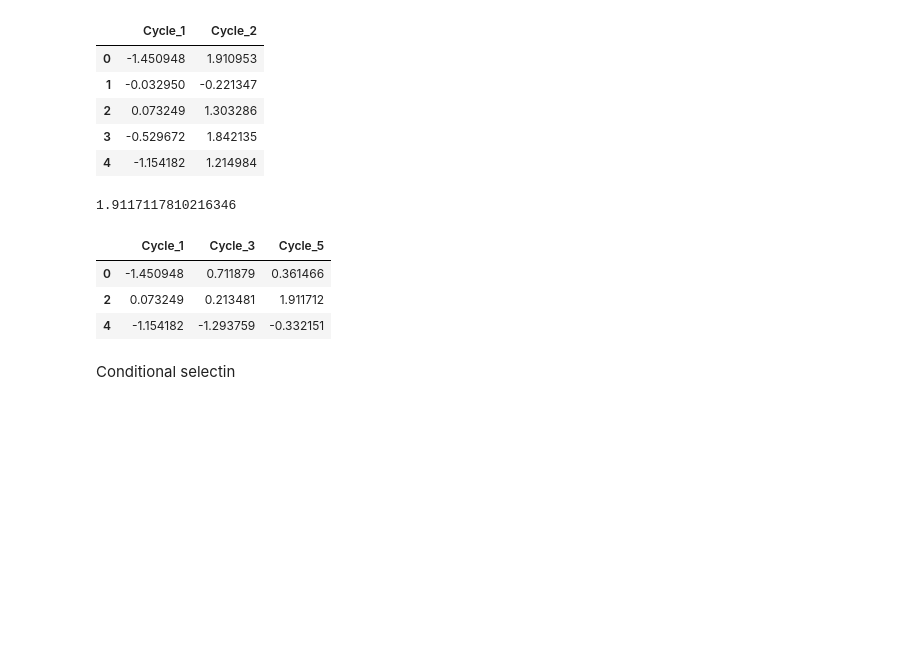
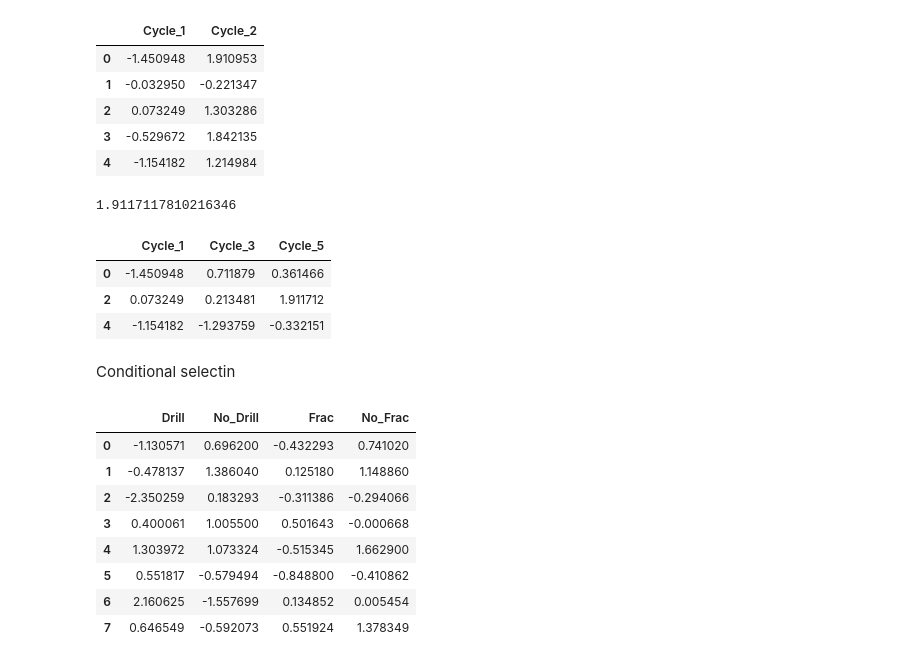
Before and after one commit to aleal4/ML_python_fundamentals, a Jupyter notebook: Python Fundamentals.ipynb, the cells around one changed output. Saved outputs shown, nothing was run; the diff lists cells and outputs as text; code cells hidden in the pictures; blank space fills up the shorter version.

```diff
--- a/Python Fundamentals.ipynb
+++ b/Python Fundamentals.ipynb
@@ -534,3 +534,19 @@ matrix.iloc[[0,2,4],[0,2,4]]
 | 4 | -1.154182 | -1.293759 | -0.332151 |
 # %% [markdown]
 Conditional selectin
+# %%
+from numpy.random import randn
+seed=400
+np.random.seed(seed)
+Decision=pd.DataFrame(randn(8,4),columns='Drill No_Drill Frac No_Frac'.split())
+Decision
+# %% [output]
+|  | Drill | No_Drill | Frac | No_Frac |
+| 0 | -1.130571 | 0.696200 | -0.432293 | 0.741020 |
+| 1 | -0.478137 | 1.386040 | 0.125180 | 1.148860 |
+| 2 | -2.350259 | 0.183293 | -0.311386 | -0.294066 |
+| 3 | 0.400061 | 1.005500 | 0.501643 | -0.000668 |
+| 4 | 1.303972 | 1.073324 | -0.515345 | 1.662900 |
+| 5 | 0.551817 | -0.579494 | -0.848800 | -0.410862 |
+| 6 | 2.160625 | -1.557699 | 0.134852 | 0.005454 |
+| 7 | 0.646549 | -0.592073 | 0.551924 | 1.378349 |
```
Also changed, not shown: parts of 25 cells of this notebook, 2 other files.
